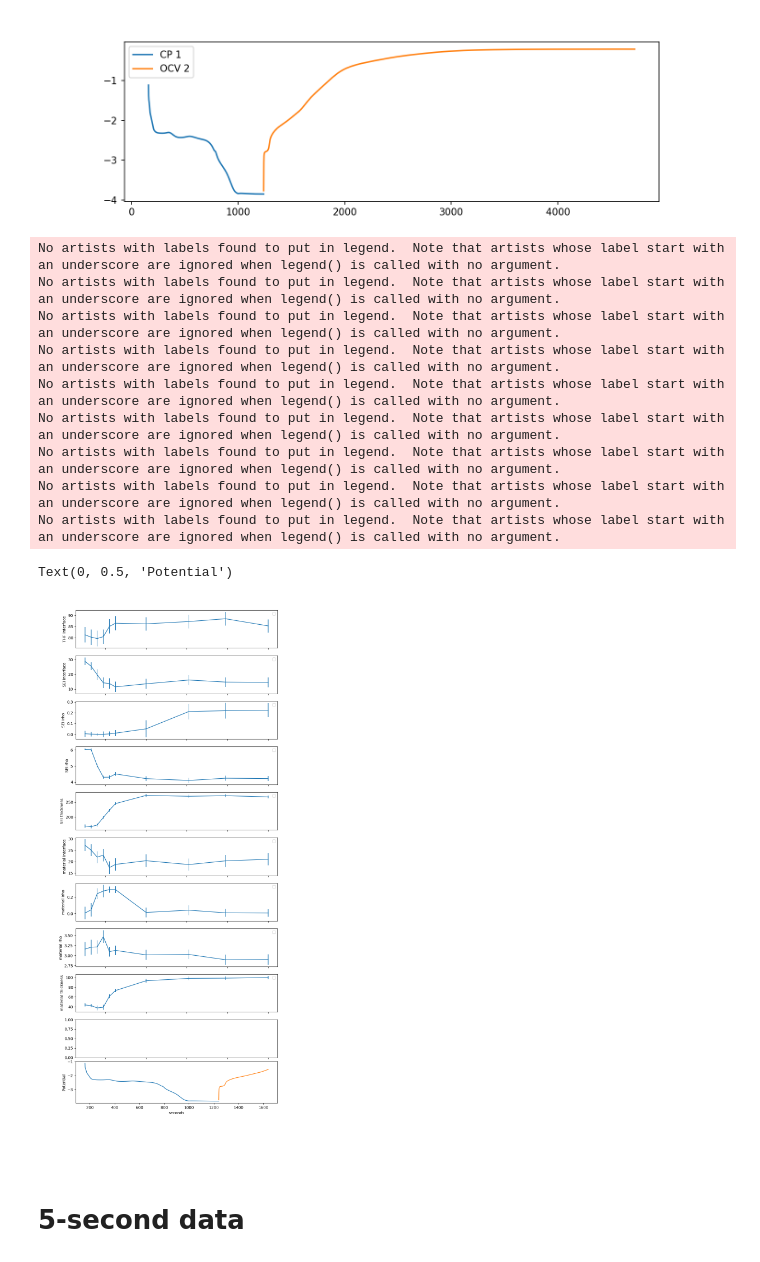
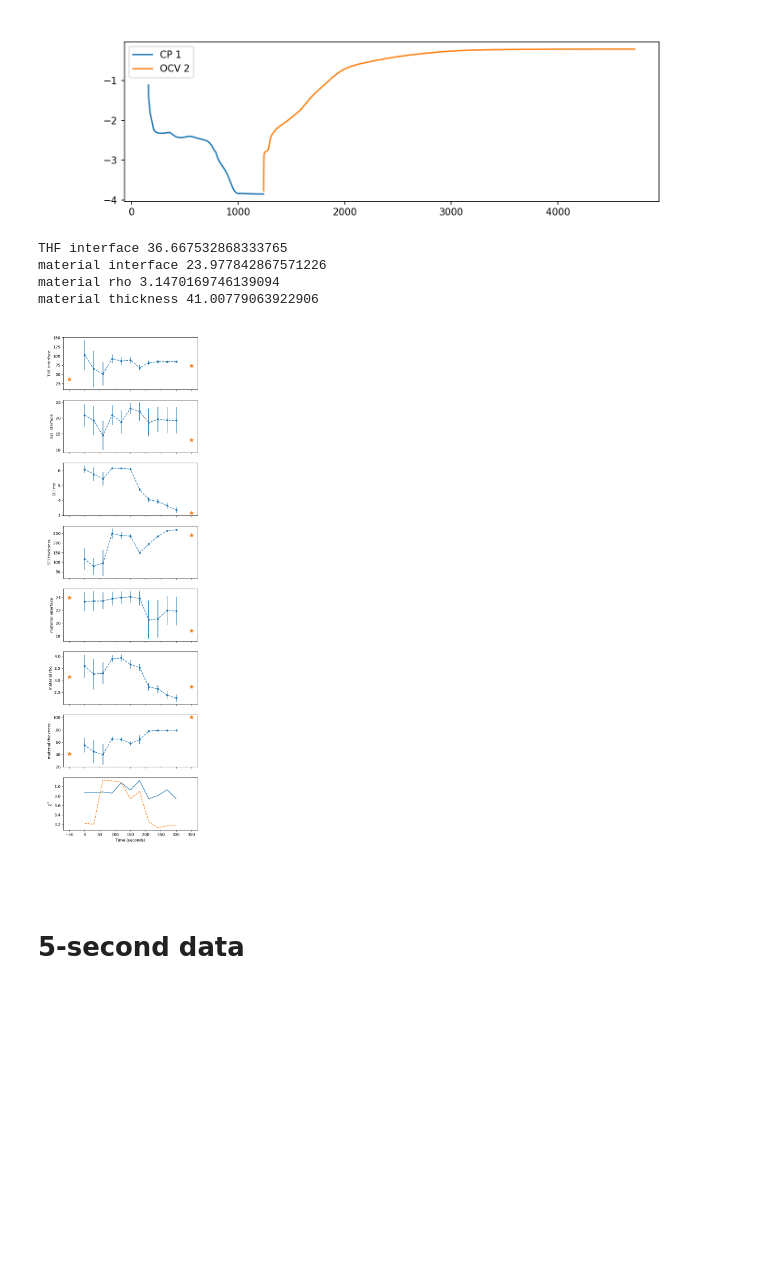
Before and after one commit to mdoucet/nh3-analysis, a Jupyter notebook: jan2023/notebooks/summary-Cu-B.ipynb, the cells around one changed output. Cells and saved outputs as stored; diff of their text form; code cells hidden in the pictures; blank space fills up the shorter version.

```diff
--- a/jan2023/notebooks/summary-Cu-B.ipynb
+++ b/jan2023/notebooks/summary-Cu-B.ipynb
@@ -192,31 +151,18 @@ Done 0.7555878162384033 sec
 # %%
 importlib.reload(summary_plots)
 
-dynamic_run = 201289 # Cycle 1
+_dynamic_run = 201289 # Cycle 1
 
 #dyn_data_dir = '/SNS/REF_L/IPTS-29196/shared/dynamic/Cu-B-Expt-6/15s'
 #dyn_fit_dir = '/SNS/users/m2d/git/nh3-analysis/jan2023/dyn-fitting/results'
-fit_dir = '/SNS/users/m2d/git/nh3-analysis/jan2023/dyn-fitting'
+_fit_dir = '/SNS/users/m2d/git/nh3-analysis/jan2023/dyn-fitting'
 model_file = os.path.join(project_dir, 'dyn-fitting', '201290-model.py')
 
 # List of time-resolved data to plot
-file_list = [[150, 'r201289_t000150', 'r201289_t000150'],
-             [165, 'r201289_t000165', 'r201289_t000165'],
-             [180, 'r201289_t000180', 'r201289_t000180'],
-             [195, 'r201289_t000195', 'r201289_t000195'],
-             [210, 'r201289_t000210', 'r201289_t000210'],
-             [225, 'r201289_t000225', 'r201289_t000225'],
-             [300, 'r201289_t000300', 'r201289_t000300'],
-             [405, 'r201289_t000405', 'r201289_t000405'],
-             [495, 'r201289_t000495', 'r201289_t000495'],
-             [600, 'r201289_t000600', 'r201289_t000600'],
-             [900, 'r201289_t000900', 'r201289_t000900'],
-             [1200, 'r201289_t001200', 'r201289_t001200'],
-             [8010, 'r201289_t008010', 'r201289_t008010'],
-            ]
+_file_list = [file_list[i] for i in [3,4,5,6,7,8]]
 
 # os.path.join(project_dir, 'model-loop-v2.py')
-summary_plots.plot_dyn_sld(file_list, 201282, 201290,
-                           fit_dir=fit_dir, dyn_data_dir=dyn_data_dir, dyn_fit_dir=dyn_fit_dir,
-                           model_name='model-loop-v2', model_file=model_file, show_cl=True)
+summary_plots.plot_dyn_sld(_file_list, 201282, 201290,
+                           fit_dir=fit_dir, dyn_data_dir=dyn_data_dir, dyn_fit_dir=dyn_fit_dir, delta_t=30,
+                           show_cl=True, model_file=model_file, model_name='model-loop-201289', legend_font_size=8)
 # %% [output]
@@ -259,28 +205,23 @@ plt.legend()
 # %%
 importlib.reload(summary_plots)
 
-summary_plots.trend_data(file_list[:-1], None, 201290,
+summary_plots.trend_data(file_list[:-1], 201282, 201290,
                          fit_dir=fit_dir, dyn_data_dir=dyn_data_dir, dyn_fit_dir=dyn_fit_dir,
-                         model_name='model-loop-v2', model_file=model_file, add_plot=1)
+                         model_name='model-loop-201289', model_file=model_file, add_plot=0)
 
-offset = 0
-ax = plt.subplot(10, 1, 10)
-plt.plot(ec_cp1[0]+offset, ec_cp1[1], label='CP 1')
+if False:
+    offset = 0
+    ax = plt.subplot(10, 1, 10)
+    plt.plot(ec_cp1[0]+offset, ec_cp1[1], label='CP 1')
 
-imax = 800
+    imax = 800
 
-plt.plot(ec_ocv2[0][:imax]+offset, ec_ocv2[1][:imax], label='OCV 2')
-plt.xlabel('seconds')
-plt.ylabel('Potential')
+    plt.plot(ec_ocv2[0][:imax]+offset, ec_ocv2[1][:imax], label='OCV 2')
+    plt.xlabel('seconds')
+    plt.ylabel('Potential')
 # %% [output]
-No artists with labels found to put in legend.  Note that artists whose label start with an underscore are ignored when legend() is called with no argument.
-No artists with labels found to put in legend.  Note that artists whose label start with an underscore are ignored when legend() is called with no argument.
-No artists with labels found to put in legend.  Note that artists whose label start with an underscore are ignored when legend() is called with no argument.
-No artists with labels found to put in legend.  Note that artists whose label start with an underscore are ignored when legend() is called with no argument.
-No artists with labels found to put in legend.  Note that artists whose label start with an underscore are ignored when legend() is called with no argument.
-No artists with labels found to put in legend.  Note that artists whose label start with an underscore are ignored when legend() is called with no argument.
-No artists with labels found to put in legend.  Note that artists whose label start with an underscore are ignored when legend() is called with no argument.
-No artists with labels found to put in legend.  Note that artists whose label start with an underscore are ignored when legend() is called with no argument.
-No artists with labels found to put in legend.  Note that artists whose label start with an underscore are ignored when legend() is called with no argument.
+THF interface 36.667532868333765
+material interface 23.977842867571226
+material rho 3.1470169746139094
+material thickness 41.00779063922906
-Text(0, 0.5, 'Potential')
-[figure, old version]
+[figure, new version]
```
Also changed, not shown: parts of 12 cells of this notebook, 2 other files.
